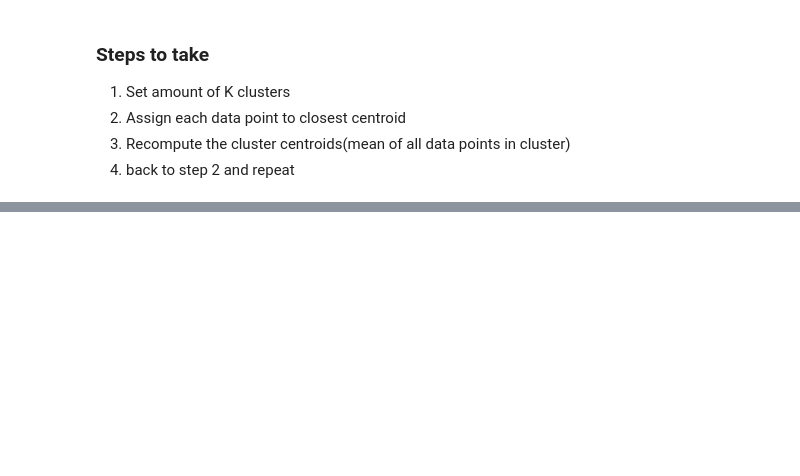
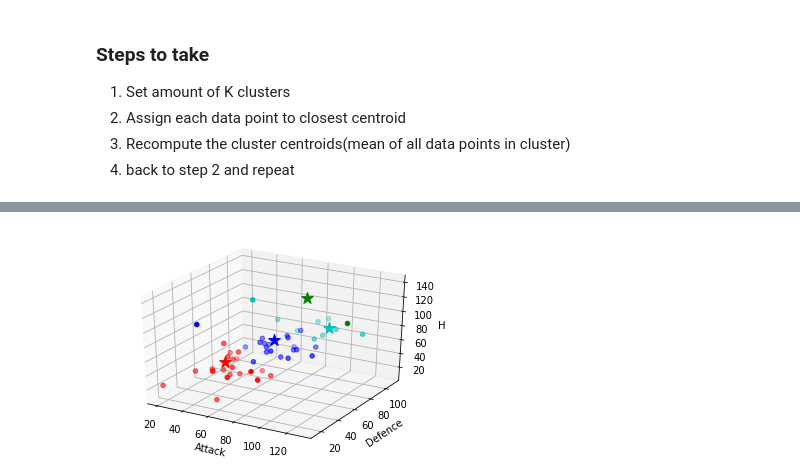
Before and after one commit to satrya-sabeni/AI_minor, a Jupyter notebook: KMeans.ipynb, the cells around one changed output, grey strips where cells are left out. Drawn from its saved outputs; the diff is of its cells as text; code cells hidden in the pictures; blank space fills up the shorter version.

```diff
--- a/KMeans.ipynb
+++ b/KMeans.ipynb
@@ -237,0 +296,2 @@ calculate squared error per k
+# %%
+kpokemon4 = KMeans(testdata.values ,4 , 40)
@@ -237,0 +320,13 @@ calculate squared error per k
+# %%
+# assign all cordinates from points
+for cen in range(4):
+    cens[cen] = {}
+    cens[cen]['x'] = []
+    cens[cen]['y'] = []
+    cens[cen]['z'] = []
+    for p in range(len(kpokemon) - 1):
+        if kpokemon4[p]['centroid'] == cen:
+            cens[cen]['x'].append(float(kpokemon4[p]["atk"]))
+            cens[cen]['y'].append(float(kpokemon4[p]["def"]))
+            cens[cen]['z'].append(float(kpokemon4[p]["hp"]))
+            cens[cen][cen] = kpokemon4[p]['centroid_arr']
@@ -237,0 +353,16 @@ calculate squared error per k
+# %%
+fig = plt.figure()
+colors = ['r','b','g','c']
+ax = plt.axes(projection='3d')
+
+# Data for a three-dimensional line
+for c in range(len(cens)):
+    ax.scatter(cens[c]['x'], cens[c]['y'], cens[c]['z'], c=colors[c], marker='o')
+    ax.scatter(cens[c][c][0], cens[c][c][1], cens[c][c][2], c=colors[c], marker='*',s=150)
+
+ax.set_xlabel('Attack')
+ax.set_ylabel('Defence')
+ax.set_zlabel('HP')
+plt.show()
+# %% [output]
+[figure, added]
```
Also changed, not shown: parts of 18 cells of this notebook.
